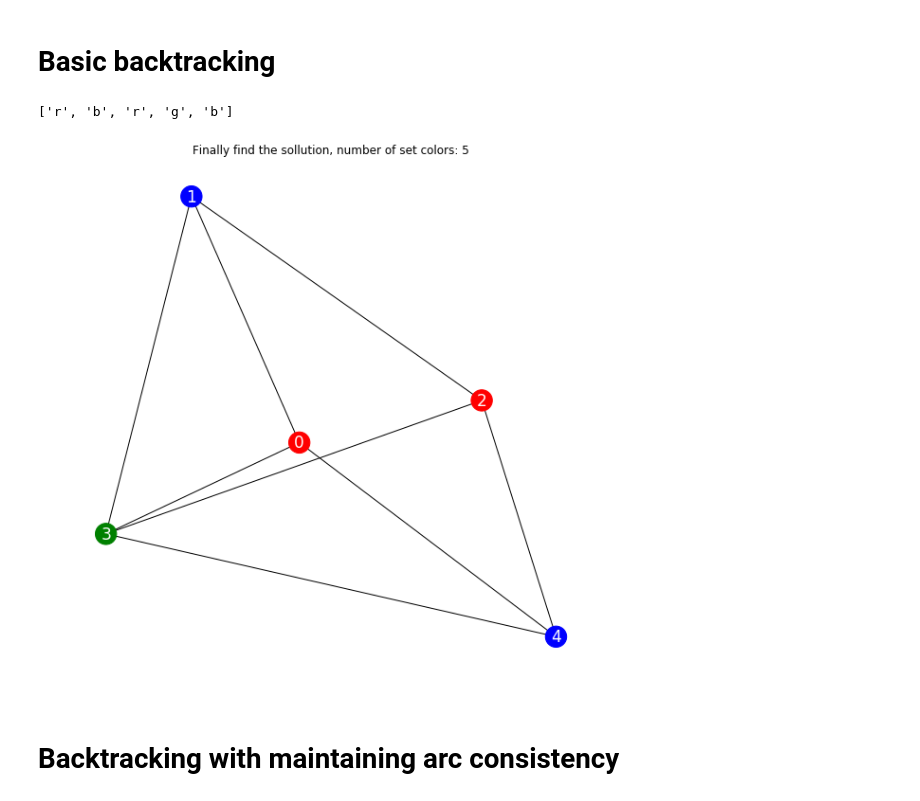
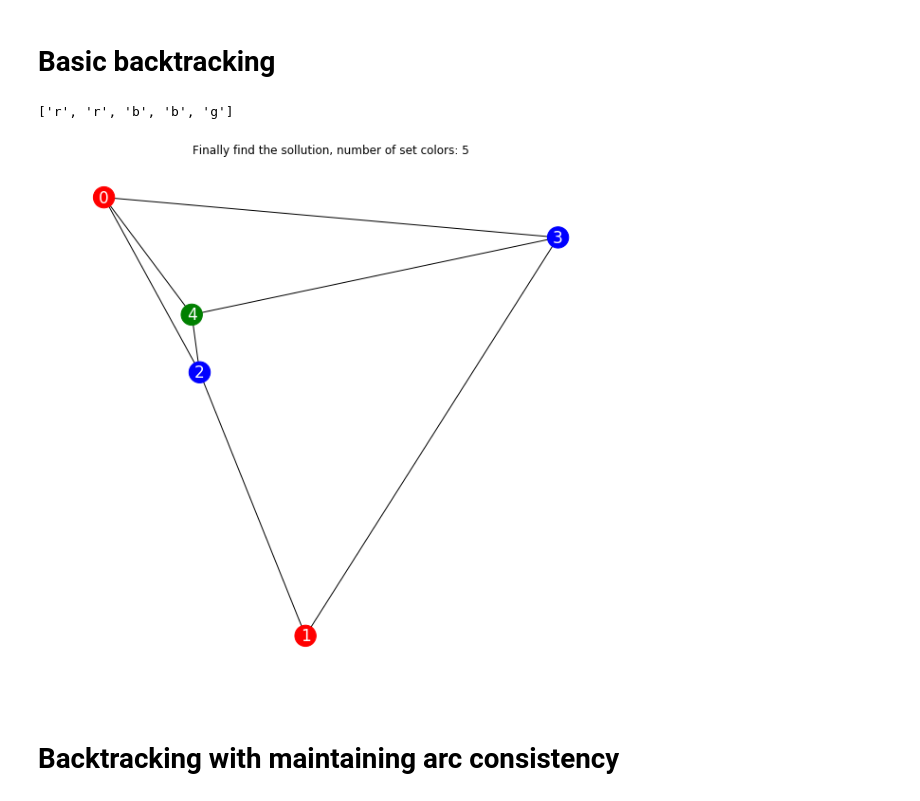
Before and after one commit to martilad/MI-UMI2018, a Jupyter notebook: coloring/coloring.ipynb, the cells around one changed output. Drawn from its saved outputs; the diff is of its cells as text; code cells hidden in the pictures.

```diff
--- a/coloring/coloring.ipynb
+++ b/coloring/coloring.ipynb
@@ -20,7 +20,7 @@ def node(title, color_map, sec):
     nx.draw(g, pos=pos, with_labels=True, node_color = color_map, node_size=500, width=1, font_color='w', font_size=17)
     plt.show()
     plt.pause(sec)
-    #dis.clear_output(wait=True)
+    dis.clear_output(wait=True)
 # %% [markdown]
 # Generate random graph
 # %%
@@ -46,7 +46,7 @@ def randomGraphGenerator(n_nodes, n_edges):
 # Basic backtracking
 # %%
 # generate graph
-g, nodes, color_map = randomGraphGenerator(n_nodes = 5, n_edges = 8)
+g, nodes, color_map = randomGraphGenerator(n_nodes = 5, n_edges = 7)
 # basic seconds to selecting node
 sec_pause = 3
 # position of nodes in graph. shell -> circle, random -> chaos
@@ -80,35 +80,35 @@ class BackTrack:
                 self.counter += 1
                 node("CNT: {}. TRY NODE {} COLOR {}".format(self.counter,to_assign,color), self.assigment, sec_pause)
                 self.assigment[to_assign] = color
                 node("COLOR SET", self.assigment, sec_pause/4)
                 # And do next
                 color_map = self.backTracking()
                 if color_map is not None:
                     return self.assigment
         # If cant set next go back a disable assigment to this node.
         node("CANT SET -> GO BACK", self.assigment, sec_pause/4)
         self.assigment[to_assign] = 'k'
         return None
 
     # Resturn some node to assign -> there can be some magic
     def returnUnassigment(self):
         for i, j in enumerate(self.assigment):
             if j == 'k':
                 return i
 
     def getCnt(self):
         return self.counter
 
 backtrack = BackTrack(color_map, nodes)
 color_map = backtrack.backTracking()
 if color_map is None:
     print("No solution, number of check colors: {}".format(backtrack.getCnt()))
 else:
     print(color_map)
     node("Finally find the sollution, number of set colors: {}".format(backtrack.getCnt()), color_map, 10)
 # %% [output]
-['r', 'b', 'r', 'g', 'b']
+['r', 'r', 'b', 'b', 'g']
-[figure, old version]
+[figure, new version]
 # %% [markdown]
 # Backtracking with maintaining arc consistency
 # %%
```
Also changed, not shown: parts of 1 cell of this notebook.
